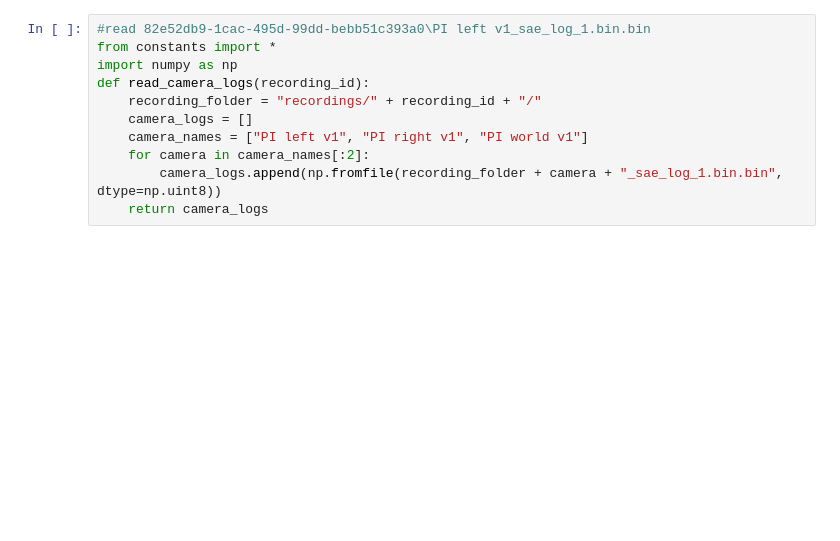
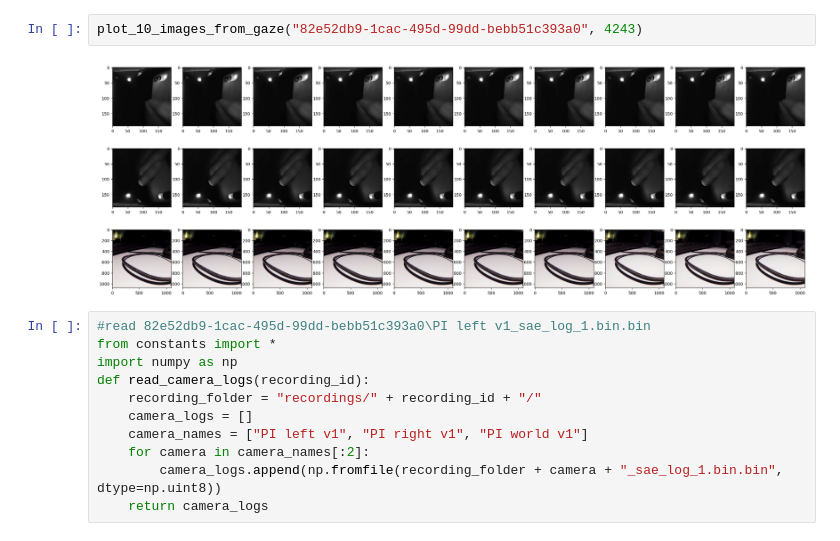
Before and after one commit to mathislindner/Gaze-Data-Acquisition-Code-and-Thesis, a Jupyter notebook: mathis/data_validation.ipynb, the cells around one changed output. Drawn from its saved outputs; the diff is of its cells as text; blank space fills up the shorter version.

```diff
--- a/mathis/data_validation.ipynb
+++ b/mathis/data_validation.ipynb
@@ -40,3 +48,7 @@ plot_10_images_from_gaze("82e52db9-1cac-495d-99dd-bebb51c393a0", 4049)
+# %%
+plot_10_images_from_gaze("82e52db9-1cac-495d-99dd-bebb51c393a0", 4243)
+# %% [output]
+[figure, added]
 # %%
 #read 82e52db9-1cac-495d-99dd-bebb51c393a0\PI left v1_sae_log_1.bin.bin
 from constants import *
```
Also changed, not shown: parts of 4 cells of this notebook, 2 other files.
